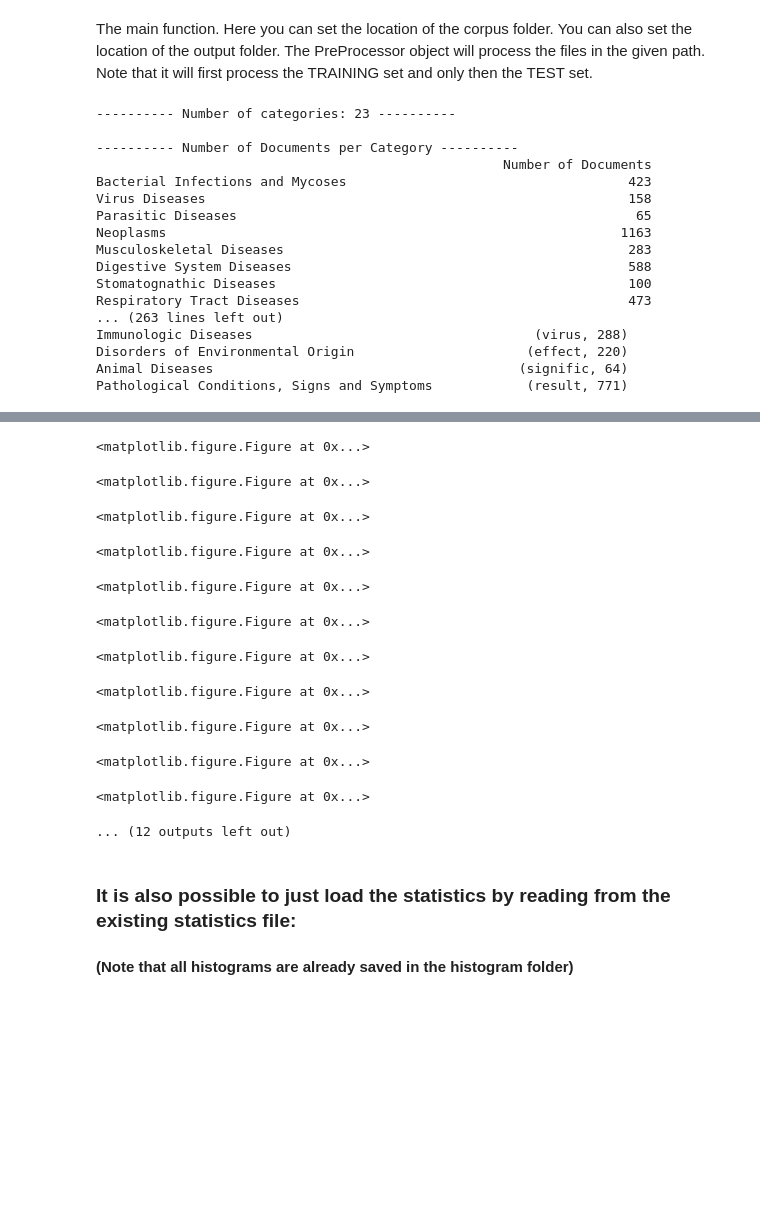
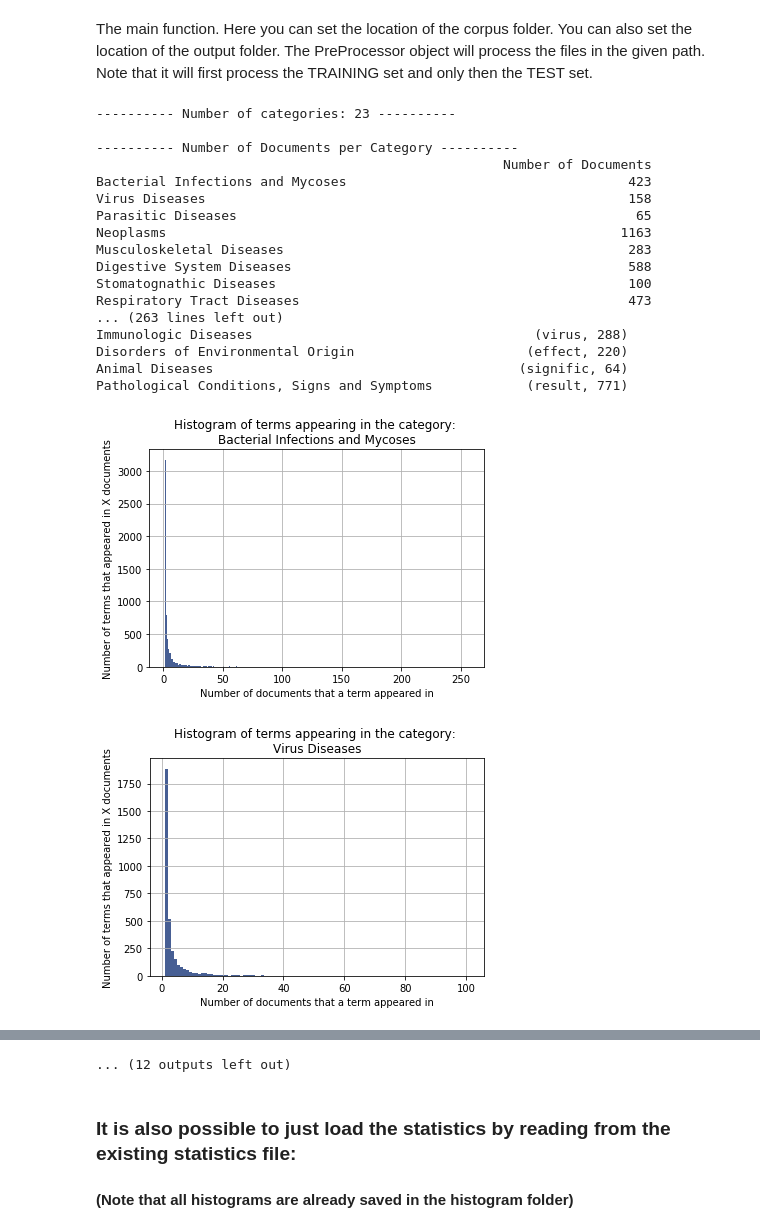
Before and after one commit to Tomer-Shahar/Classifier, a Jupyter notebook: Classification Assignment.ipynb, the cells around one changed output, grey strips where cells are left out. Cells and saved outputs as stored; diff of their text form; code cells hidden in the pictures; blank space fills up the shorter version.

```diff
--- a/Classification Assignment.ipynb
+++ b/Classification Assignment.ipynb
@@ -12,27 +14,31 @@ The PreProcessor object will process the files in the given path. Note that it w
 the TEST set.
 # %%
 from preprocessor import PreProcessor
+import warnings
+warnings.filterwarnings('ignore')
 
-corpus_path = 'D:\\ohsumed-first-20000-docs'  # PATH TO THE CORPUS FOLDER THAT CONTAINS THE SUB-FOLDERS
-output_path = 'D:\\parsed_files'  # Output path where the statistics and parsed files will be saved
+corpus_path = '.\\ohsumed-first-20000-docs'  # PATH TO THE CORPUS FOLDER THAT CONTAINS THE SUB-FOLDERS
+output_path = '.\\output'  # Output path where the statistics and parsed files will be saved
 
 prep = PreProcessor(corpus_path, output_path)
 prep.process_all_files()
 # %% [output]
 ---------- Number of categories: 23 ----------
 
 ---------- Number of Documents per Category ----------
                                                     Number of Documents
 Bacterial Infections and Mycoses                                    423
 Virus Diseases                                                      158
 Parasitic Diseases                                                   65
 Neoplasms                                                          1163
 Musculoskeletal Diseases                                            283
 Digestive System Diseases                                           588
 Stomatognathic Diseases                                             100
 Respiratory Tract Diseases                                          473
 ... (263 lines left out)
 Immunologic Diseases                                    (virus, 288)
 Disorders of Environmental Origin                      (effect, 220)
 Animal Diseases                                       (signific, 64)
 Pathological Conditions, Signs and Symptoms            (result, 771)
+[figure, added]
+[figure, added]
@@ -39,15 +54,4 @@ Pathological Conditions, Signs and Symptoms            (result, 771)
-<matplotlib.figure.Figure at 0x...>
+... (12 outputs left out)
-<matplotlib.figure.Figure at 0x...>
-<matplotlib.figure.Figure at 0x...>
-<matplotlib.figure.Figure at 0x...>
-<matplotlib.figure.Figure at 0x...>
-<matplotlib.figure.Figure at 0x...>
-<matplotlib.figure.Figure at 0x...>
-<matplotlib.figure.Figure at 0x...>
-<matplotlib.figure.Figure at 0x...>
-<matplotlib.figure.Figure at 0x...>
-<matplotlib.figure.Figure at 0x...>
-... (12 outputs left out)
 # %% [markdown]
 ### It is also possible to just load the statistics by reading from the existing statistics file:
 #### (Note that all histograms are already saved in the histogram folder)
```
Also changed, not shown: parts of 11 cells of this notebook, 2 other files.
